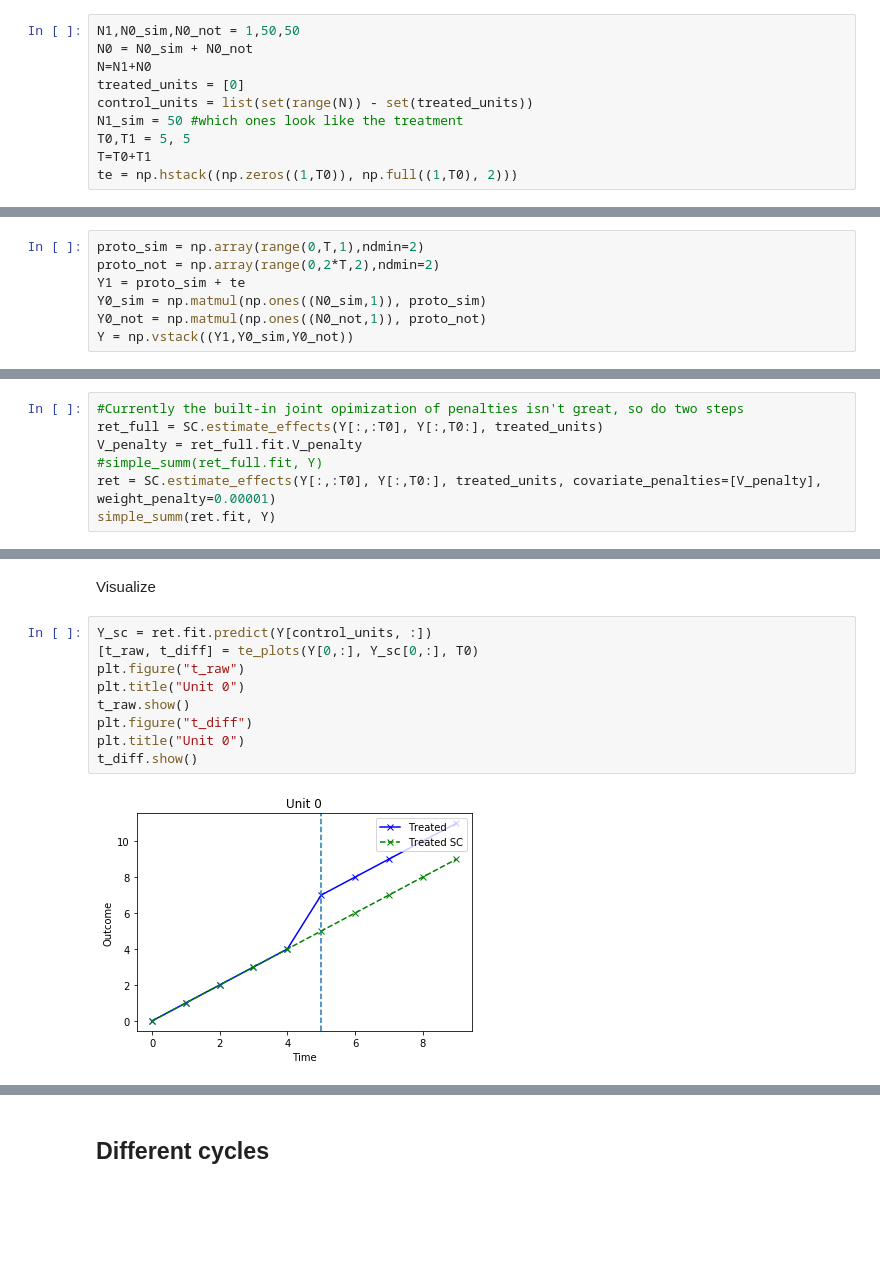
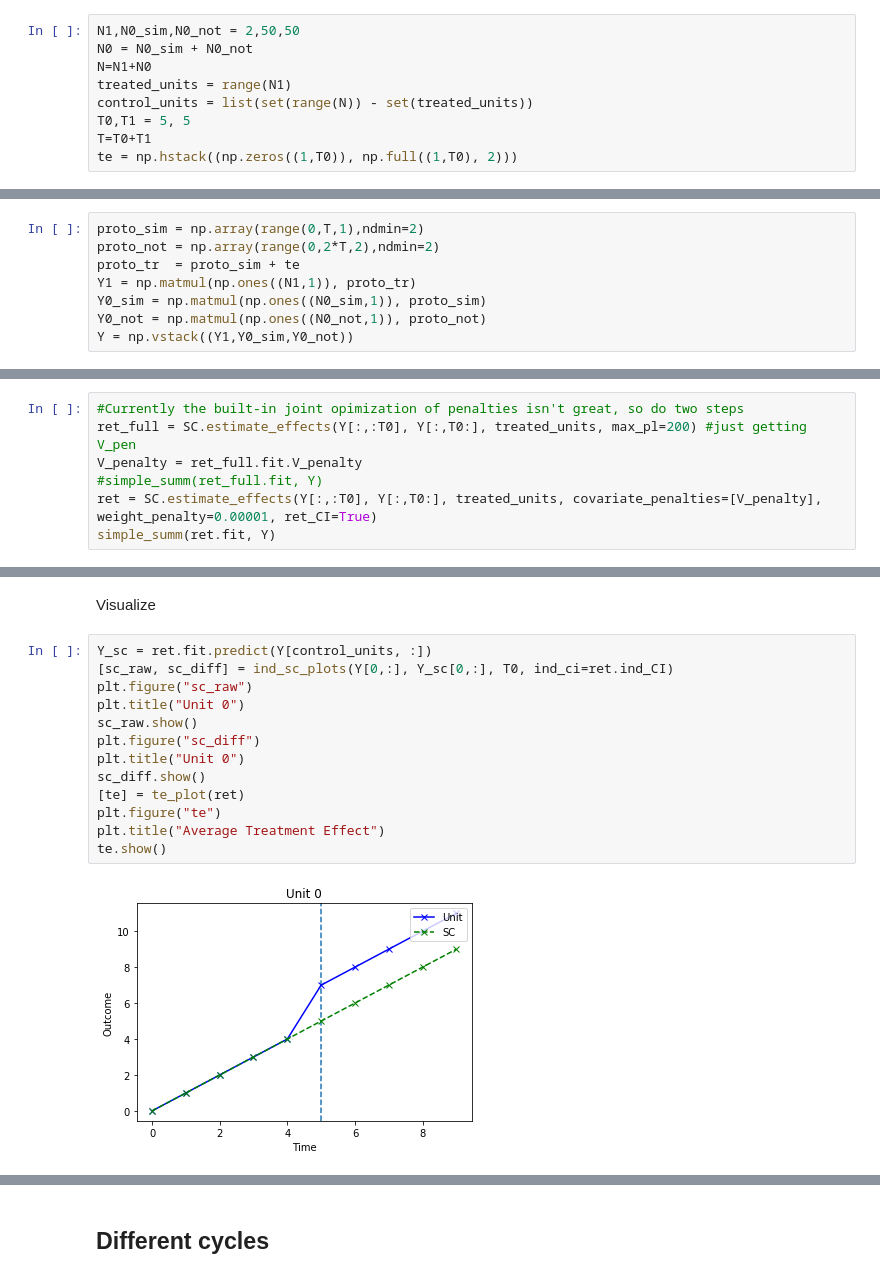
Before and after one commit to microsoft/SparseSC, a Jupyter notebook: examples/DifferentialTrends.ipynb, the cells around one changed output, grey strips where cells are left out. Drawn from its saved outputs; the diff is of its cells as text; blank space fills up the shorter version.

```diff
--- a/examples/DifferentialTrends.ipynb
+++ b/examples/DifferentialTrends.ipynb
@@ -32,12 +32,11 @@ np.random.seed(12345)
 # %% [markdown]
 Setup common data parameters
 # %%
-N1,N0_sim,N0_not = 1,50,50
+N1,N0_sim,N0_not = 2,50,50
 N0 = N0_sim + N0_not
 N=N1+N0
-treated_units = [0]
+treated_units = range(N1)
 control_units = list(set(range(N)) - set(treated_units))
-N1_sim = 50 #which ones look like the treatment
 T0,T1 = 5, 5
 T=T0+T1
 te = np.hstack((np.zeros((1,T0)), np.full((1,T0), 2)))
@@ -46,7 +45,8 @@ te = np.hstack((np.zeros((1,T0)), np.full((1,T0), 2)))
 # %%
 proto_sim = np.array(range(0,T,1),ndmin=2)
 proto_not = np.array(range(0,2*T,2),ndmin=2)
-Y1 = proto_sim + te
+proto_tr  = proto_sim + te
+Y1 = np.matmul(np.ones((N1,1)), proto_tr)
 Y0_sim = np.matmul(np.ones((N0_sim,1)), proto_sim)
 Y0_not = np.matmul(np.ones((N0_not,1)), proto_not)
 Y = np.vstack((Y1,Y0_sim,Y0_not))
@@ -63,10 +63,10 @@ raw_means.show()
 Analyze
 # %%
 #Currently the built-in joint opimization of penalties isn't great, so do two steps
-ret_full = SC.estimate_effects(Y[:,:T0], Y[:,T0:], treated_units)
+ret_full = SC.estimate_effects(Y[:,:T0], Y[:,T0:], treated_units, max_pl=200) #just getting V_pen
 V_penalty = ret_full.fit.V_penalty
 #simple_summ(ret_full.fit, Y)
-ret = SC.estimate_effects(Y[:,:T0], Y[:,T0:], treated_units, covariate_penalties=[V_penalty], weight_penalty=0.00001)
+ret = SC.estimate_effects(Y[:,:T0], Y[:,T0:], treated_units, covariate_penalties=[V_penalty], weight_penalty=0.00001, ret_CI=True)
 simple_summ(ret.fit, Y)
 # %% [output]
 V_pen=15259436.3697, W_pen=1e-05
@@ -82,12 +82,16 @@ Treated diff: [  0.00000000e+00  -1.46045441e-05  -2.92090882e-05  -4.38136323e-
 Visualize
 # %%
 Y_sc = ret.fit.predict(Y[control_units, :])
-[t_raw, t_diff] = te_plots(Y[0,:], Y_sc[0,:], T0)
-plt.figure("t_raw")
+[sc_raw, sc_diff] = ind_sc_plots(Y[0,:], Y_sc[0,:], T0, ind_ci=ret.ind_CI)
+plt.figure("sc_raw")
 plt.title("Unit 0")
-t_raw.show()
-plt.figure("t_diff")
+sc_raw.show()
+plt.figure("sc_diff")
 plt.title("Unit 0")
-t_diff.show()
+sc_diff.show()
+[te] = te_plot(ret)
+plt.figure("te")
+plt.title("Average Treatment Effect")
+te.show()
 # %% [output]
-[figure, old version]
+[figure, new version]
```
Also changed, not shown: parts of 9 cells of this notebook, 4 other files.
